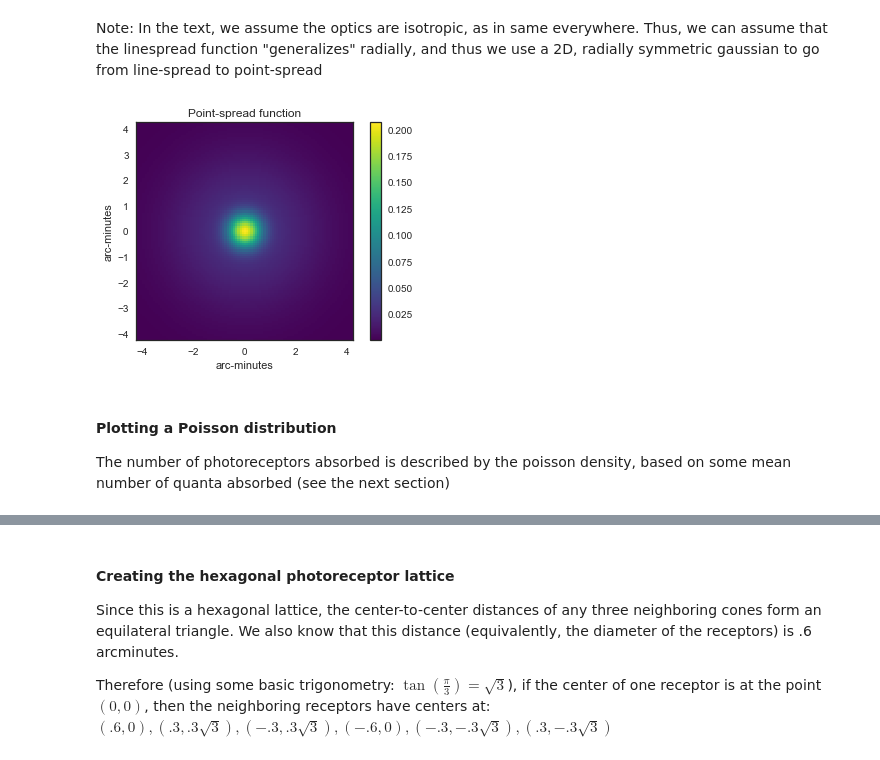
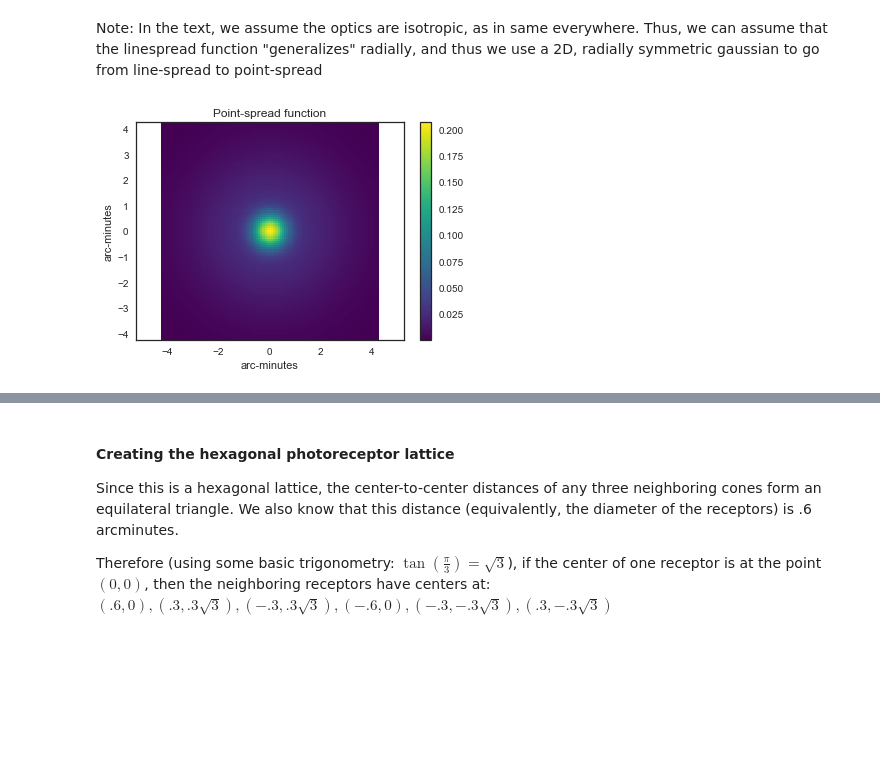
Before and after one commit to WinawerLab/vis-mod-course, a Jupyter notebook: Geisler1984/Geisler1984.ipynb, the cells around one changed output, grey strips where cells are left out. Drawn from its saved outputs; the diff is of its cells as text; code cells hidden in the pictures; blank space fills up the shorter version.

```diff
--- a/Geisler1984/Geisler1984.ipynb
+++ b/Geisler1984/Geisler1984.ipynb
@@ -35,13 +35,10 @@ psf = hf.pointspread_function(x, x)
 # %%
 sns.set_style('white')
 plt.imshow(psf, extent=[-4.25, 4.25, -4.25, 4.25], cmap='viridis');
 plt.title('Point-spread function');
 plt.xlabel('arc-minutes');
 plt.ylabel('arc-minutes');
+plt.axis('equal')
 plt.colorbar();
 # %% [output]
-[figure, old version]
+[figure, new version]
-# %% [markdown]
-#### Plotting a Poisson distribution
-
-The number of photoreceptors absorbed is described by the poisson density, based on some mean number of quanta absorbed (see the next section)
```
Also changed, not shown: parts of 43 cells of this notebook, 1 other file.
